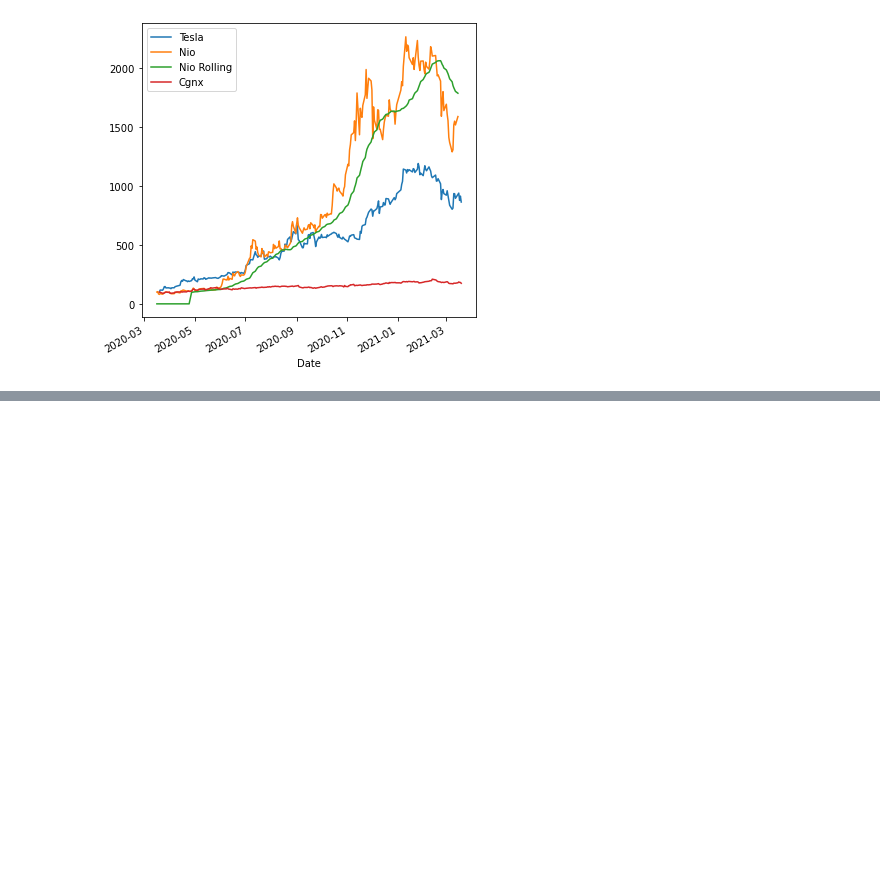
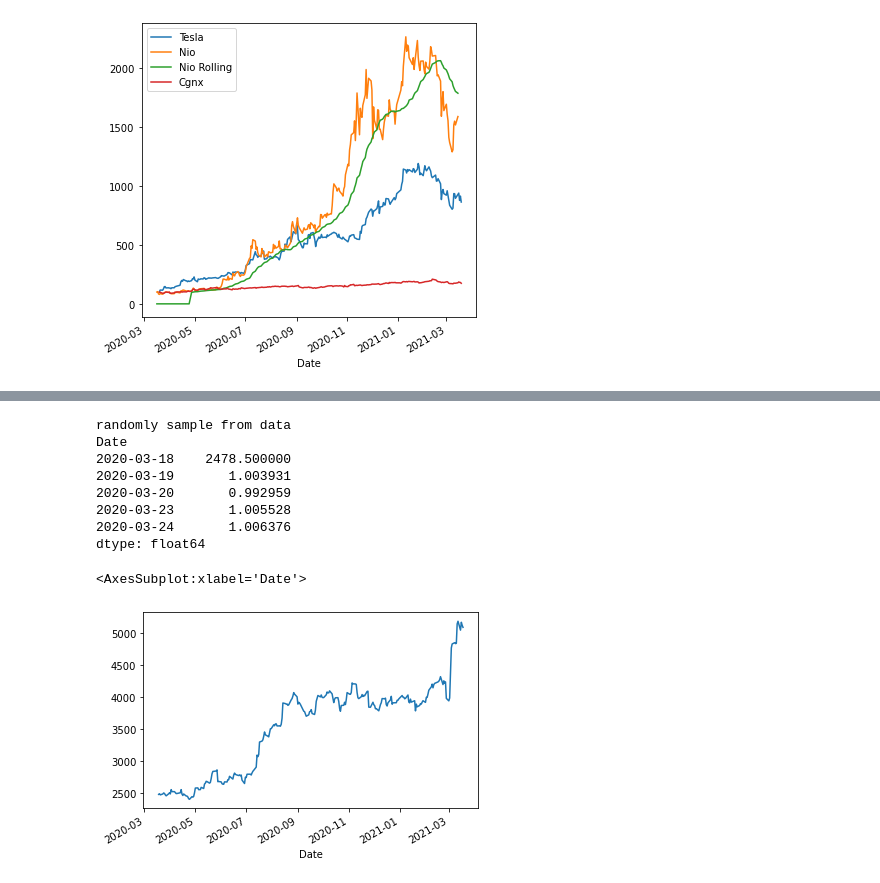
Before and after one commit to Andru-1987/python-deep-learning, a Jupyter notebook: Google timeseries.ipynb, the cells around one changed output, grey strips where cells are left out. Drawn from its saved outputs; the diff is of its cells as text; code cells hidden in the pictures; blank space fills up the shorter version.

```diff
--- a/Google timeseries.ipynb
+++ b/Google timeseries.ipynb
@@ -270,0 +321,27 @@ plt.show()
+# %%
+print ('randomly sample from data')
+sample=returns_obj.dropna()
+n_obs= returns_obj.count()
+random_walk = choice(sample, size=n_obs)
+
+random_walk = pd.Series(random_walk, index=sample.index)
+#random_walk.head()
+
+start = sp500['Open'].first('D')
+
+sp500_random = start.append(random_walk.add(1))
+print(sp500_random.head())
+
+sp500_random= sp500_random.cumprod()
+sp500_random.plot()
+# %% [output]
+randomly sample from data
+Date
+2020-03-18    2478.500000
+2020-03-19       1.003931
+2020-03-20       0.992959
+2020-03-23       1.005528
+2020-03-24       1.006376
+dtype: float64
+<AxesSubplot:xlabel='Date'>
+[figure, added]
```
Also changed, not shown: parts of 3 cells of this notebook.
